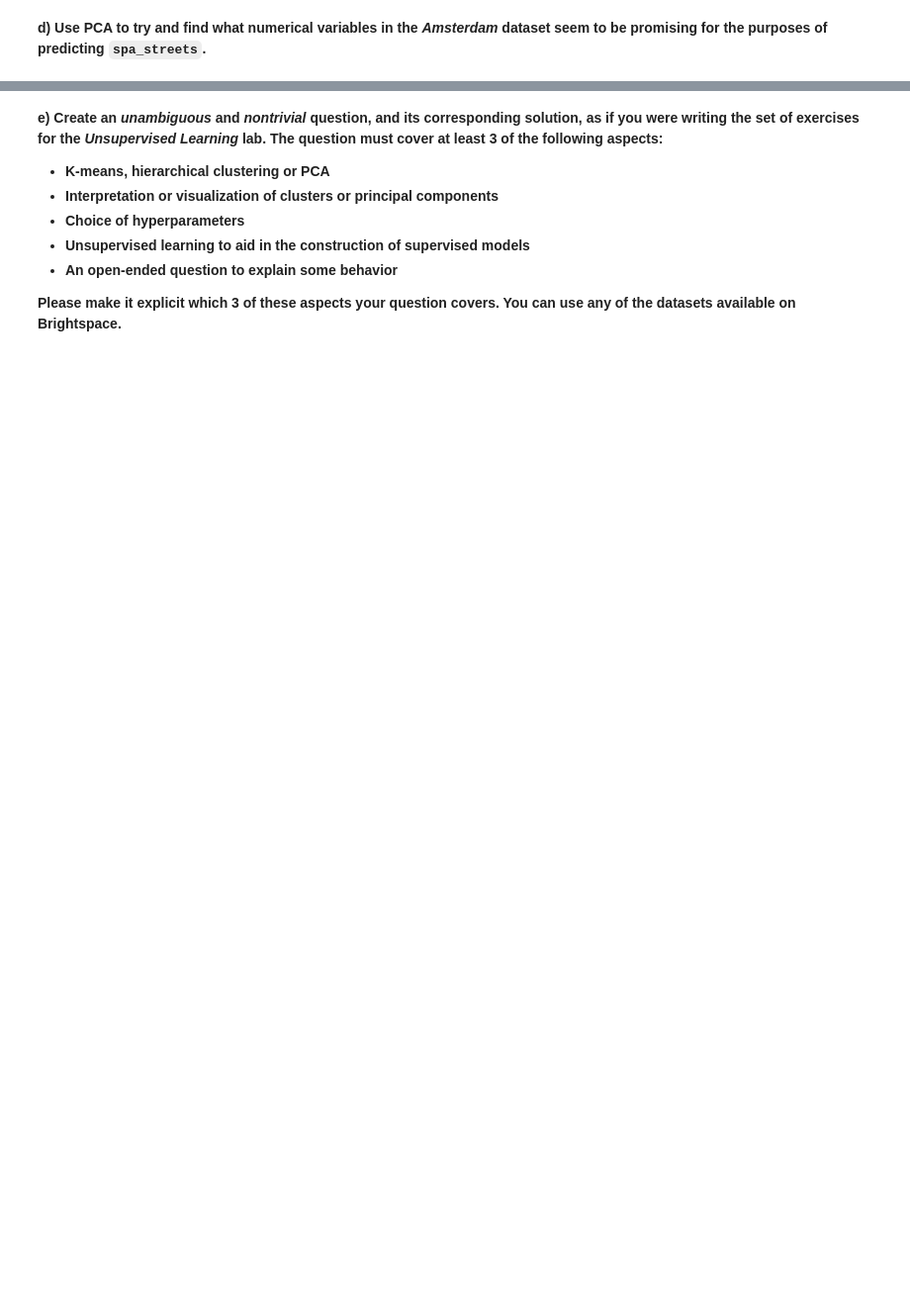
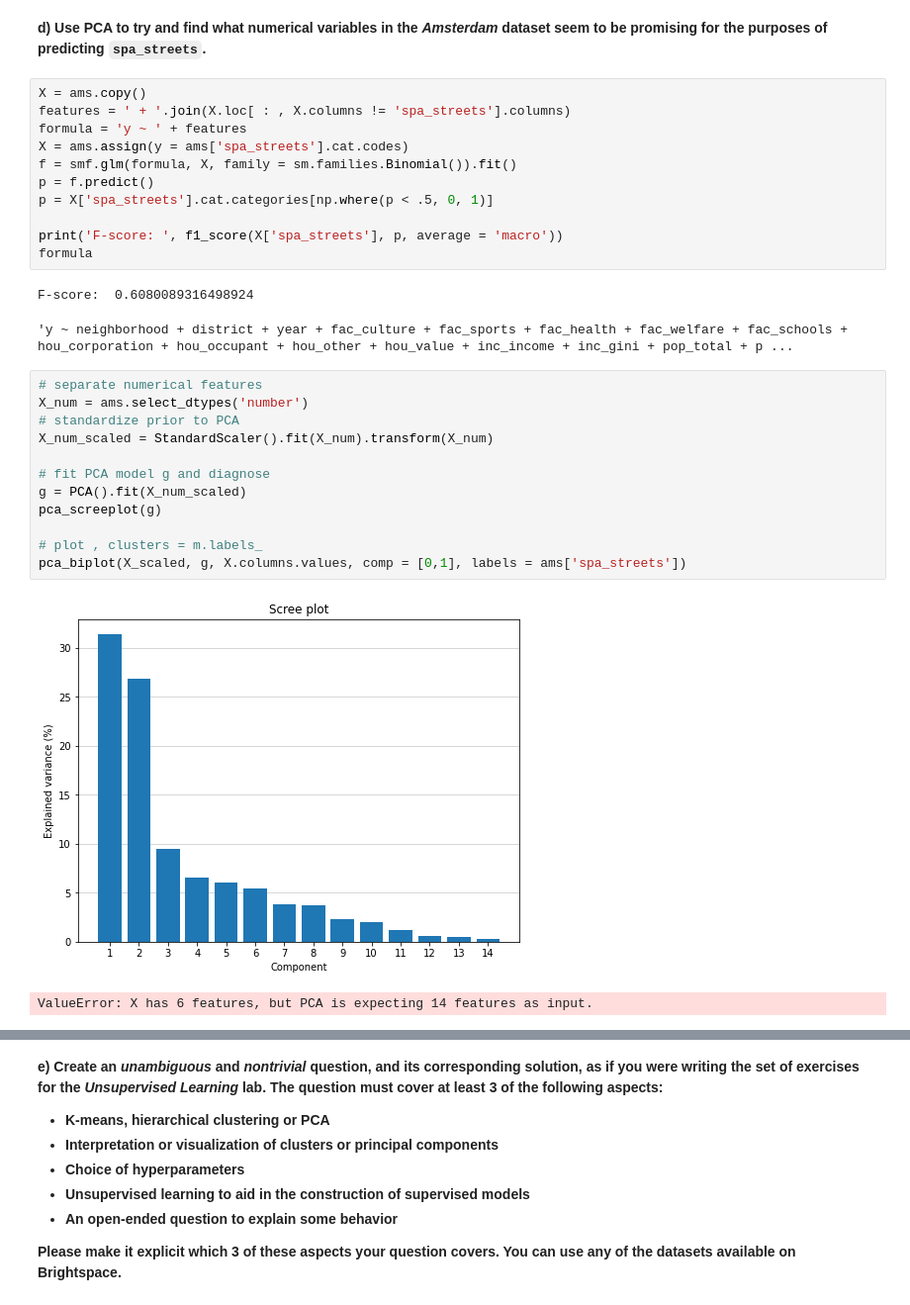
Before and after one commit to Gogonemnem/tu-delft-assignments, a Jupyter notebook: assignment7/unsupervised.exercises_b.ipynb, the cells around one changed output, grey strips where cells are left out. Shown at 99% size. Cells and saved outputs as stored; diff of their text form; blank space fills up the shorter version.

```diff
--- a/assignment7/unsupervised.exercises_b.ipynb
+++ b/assignment7/unsupervised.exercises_b.ipynb
@@ -234,2 +321,31 @@ def pca_biplot(X, pca_model, column_names, comp = [0,1], clusters = None, labels
 # %% [markdown]
 **d) Use PCA to try and find what numerical variables in the _Amsterdam_ dataset seem to be promising for the purposes of predicting `spa_streets`.**
+# %%
+X = ams.copy()
+features = ' + '.join(X.loc[ : , X.columns != 'spa_streets'].columns)
+formula = 'y ~ ' + features
+X = ams.assign(y = ams['spa_streets'].cat.codes)
+f = smf.glm(formula, X, family = sm.families.Binomial()).fit()
+p = f.predict()
+p = X['spa_streets'].cat.categories[np.where(p < .5, 0, 1)]
+
+print('F-score: ', f1_score(X['spa_streets'], p, average = 'macro'))
+formula
+# %% [output]
+F-score:  0.6080089316498924
+'y ~ neighborhood + district + year + fac_culture + fac_sports + fac_health + fac_welfare + fac_schools + hou_corporation + hou_occupant + hou_other + hou_value + inc_income + inc_gini + pop_total + p ...
+# %%
+# separate numerical features
+X_num = ams.select_dtypes('number')
+# standardize prior to PCA
+X_num_scaled = StandardScaler().fit(X_num).transform(X_num)
+
+# fit PCA model g and diagnose
+g = PCA().fit(X_num_scaled)
+pca_screeplot(g)
+
+# plot , clusters = m.labels_
+pca_biplot(X_scaled, g, X.columns.values, comp = [0,1], labels = ams['spa_streets'])
+# %% [output]
+[figure, added]
+ValueError: X has 6 features, but PCA is expecting 14 features as input.
```
Also changed, not shown: parts of 9 cells of this notebook, 4 other files.
